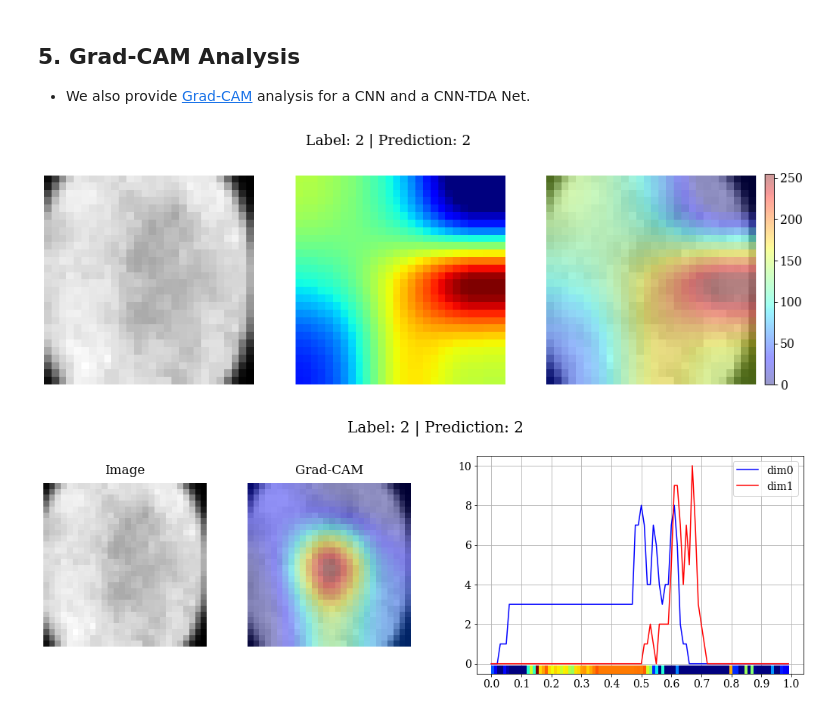
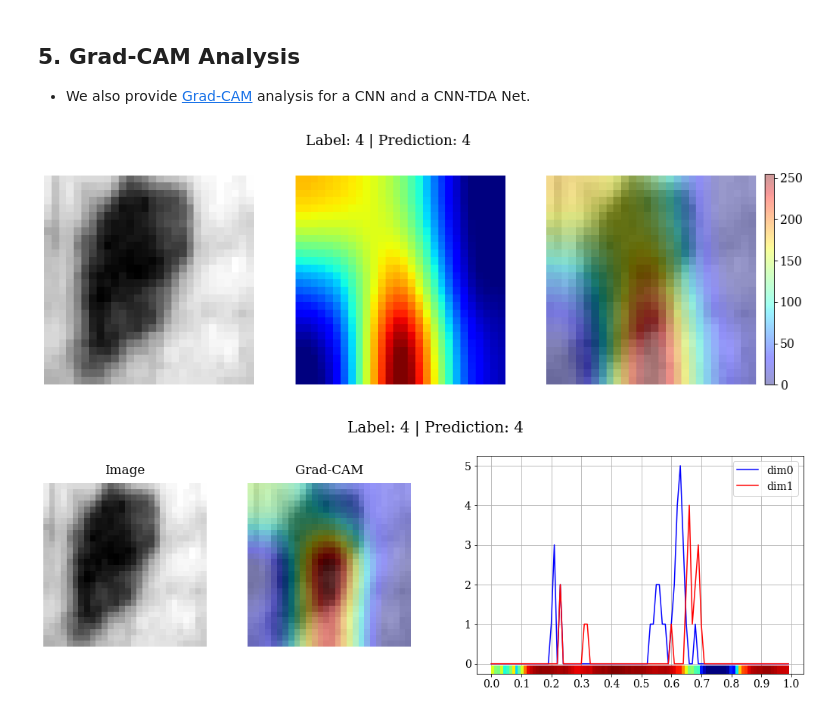
Before and after one commit to postech-minds/cnntdanet, a Jupyter notebook: tutorials/2022-03-25-CNNTDANet_tutorial.ipynb, the cells around one changed output. Cells and saved outputs as stored; diff of their text form; code cells hidden in the pictures.

```diff
--- a/tutorials/2022-03-25-CNNTDANet_tutorial.ipynb
+++ b/tutorials/2022-03-25-CNNTDANet_tutorial.ipynb
@@ -150,5 +154,10 @@ cnn = get_cnn_net(input_shape=input_shape, n_classes=n_classes)
 # Define a loss function, an optimization method, and evaluate metrics
 cnn.compile(optimizer='adam', loss='categorical_crossentropy', metrics=['acc'])
 # Train the model
-history = cnn.fit(X_img_train, y_train, validation_split=0.2, epochs=10)
+history = cnn.fit(
+    X_img_train, y_train,
+    validation_split=0.2,
+    callbacks=[tf.keras.callbacks.EarlyStopping(patience=10, restore_best_weights=True)],
+    epochs=20
+)
 # %% [output]
@@ -241,19 +249,19 @@ Accuracy: 72.24
 # %%
 from cnntdanet.gradcam import GradCAMOnCNN
 
-idx = 33
+idx = 9
 img = X_img_valid[idx:idx+1]
 label = np.argmax(y_valid, axis=1)[idx]
 
 gradcam_cnn = GradCAMOnCNN(cnn, layer_name='conv2d_4')
 gradcam_cnn.to_heatmap(img, true_label=label)
 gradcam_cnn.visualize()
 # %% [output]
-[figure, old version]
+[figure, new version]
 # %%
 from cnntdanet.gradcam import GradCAMOnCNNTDANet
 
-idx = 33
+idx = 9
 img = X_img_valid[idx:idx+1]
 tda = X_tda_valid[idx:idx+1]
 label = np.argmax(y_valid, axis=1)[idx]
@@ -262,4 +270,4 @@ gradcam_cnn_tda = GradCAMOnCNNTDANet(cnn_bc, local_layer_name='conv2d_9', global
 gradcam_cnn_tda.to_heatmap([img, tda], true_label=label)
 gradcam_cnn_tda.visualize()
 # %% [output]
-[figure, old version]
+[figure, new version]
```
Also changed, not shown: parts of 11 cells of this notebook, 3 other files.
